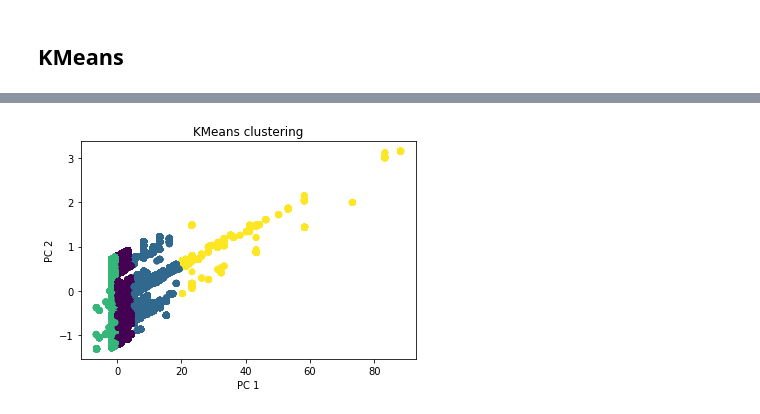
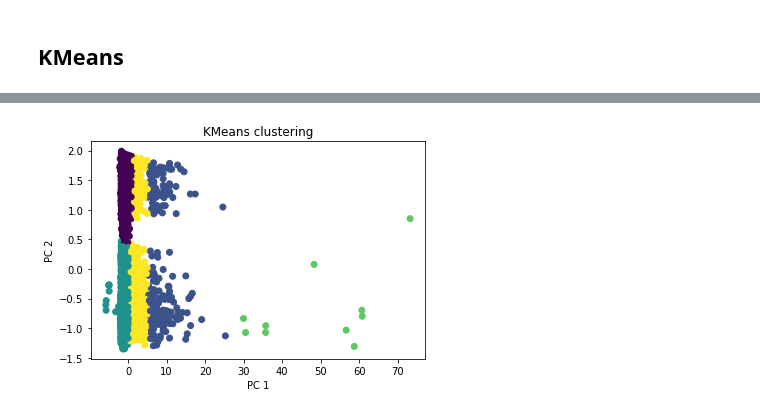
Before and after one commit to ninadamaso/Demand-supply-analysis-and-prediction, a Jupyter notebook: K-Means.ipynb, the cells around one changed output, grey strips where cells are left out. Saved outputs shown, nothing was run; the diff lists cells and outputs as text; code cells hidden in the pictures.

Commit message:
Models and Cleaning ready for re-use

```diff
--- a/K-Means.ipynb
+++ b/K-Means.ipynb
@@ -41,17 +42,21 @@ X_train.shape
 num_transformer = make_pipeline(RobustScaler())
 cat_transformer = make_pipeline(OneHotEncoder(handle_unknown='ignore',sparse=False))
 
-preprocess = make_column_transformer((num_transformer, ['Item Price']),
-                                     (cat_transformer,['Store Category', 'Store Segment', 'Store Region']))
+preprocess = make_column_transformer((num_transformer, ['Item Price', 'lat', 'lng']),
+                                     (cat_transformer,['Store Category', 'Store Segment', 'Region Language']))
-# %%
-## Transform Data
-preprocess.fit(X_train)
-X_train_trans= preprocess.transform(X_train)
 # %%
+## Transform Data
+df_group_trans= preprocess.fit_transform(df_group)
+
 ## PCA Process
 pca = PCA()
-pca.fit(X_train_trans)
-X_proj = pca.transform(X_train_trans)
+pca.fit(df_group_trans)
+X_proj = pca.transform(df_group_trans)
 X_proj = pd.DataFrame(X_proj)
+
+## Modelling
+km = KMeans(n_clusters=5)
+km.fit(X_proj)
+wo_pipe=km.labels_
 # %% [markdown]
 ## KMeans
@@ -66,0 +63,4 @@ KMeans(n_clusters=4)
+# %%
+pipe = make_pipeline(preprocess, PCA(), KMeans(n_clusters=5))
+pipe.fit(df_group)
+w_pipe = pipe[-1].labels_
@@ -67,7 +83,7 @@ KMeans(n_clusters=4)
 # %%
-plt.scatter(X_proj.iloc[:,0], X_proj.iloc[:,1], c=km.labels_)
+plt.scatter(X_proj.iloc[:,0], X_proj.iloc[:,1], c=pipe[-1].labels_)
 plt.title('KMeans clustering'); plt.xlabel('PC 1'); plt.ylabel('PC 2');
 # %% [output]
-[figure, old version]
+[figure, new version]
 # %%
 ## Save new defined Clusters
```
Also changed, not shown: parts of 8 cells of this notebook, 2 other files.
